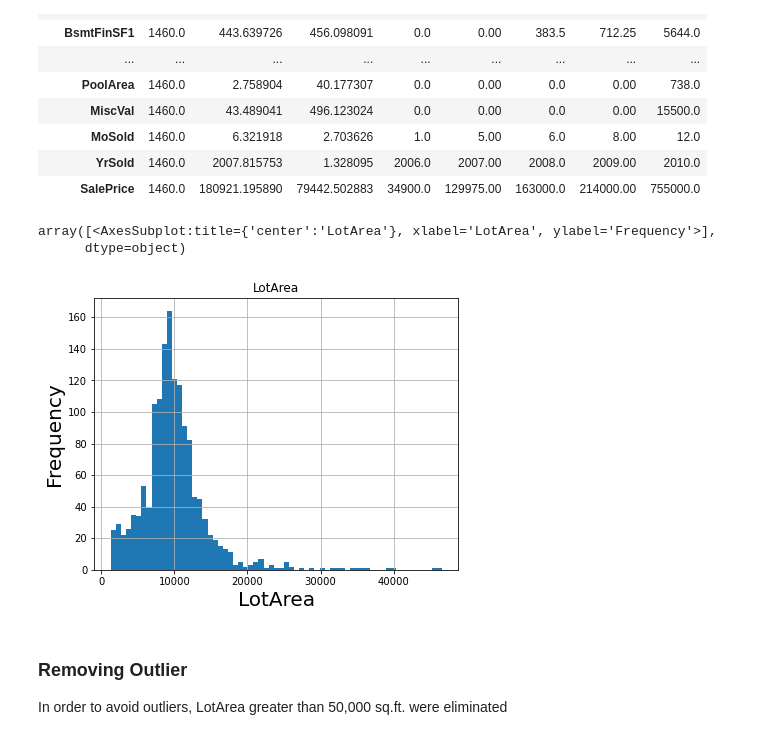
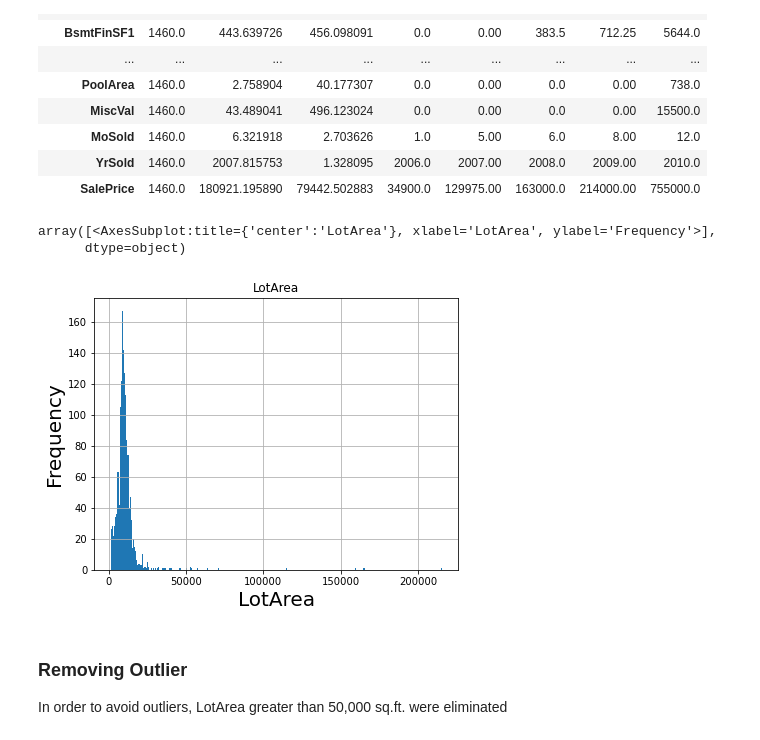
Before and after one commit to bmarotical/capstoneTeam6, a Jupyter notebook: HouseRegressions_Team_6_8Jul.ipynb, the cells around one changed output. Cells and saved outputs as stored; diff of their text form; code cells hidden in the pictures.

```diff
--- a/HouseRegressions_Team_6_8Jul.ipynb
+++ b/HouseRegressions_Team_6_8Jul.ipynb
@@ -179,16 +178,16 @@ housingData.describe().transpose()
 # %%
 freq1, bin_edges1=np.histogram(housingData.LotArea, bins='fd')
 
 plt.figure(figsize=(15,5))
 ax1 = plt.subplot(1,2,1)
 ax1.set_title('LotArea',fontsize=20)
 ax1.set_xlabel('LotArea',fontsize=20)
 ax1.set_ylabel('Frequency',fontsize=20)
-train[['LotArea']].hist(bins=bin_edges1,ax = ax1, xlabelsize=10, ylabelsize=10)
+housingData[['LotArea']].hist(bins=bin_edges1,ax = ax1, xlabelsize=10, ylabelsize=10)
 # %% [output]
 array([<AxesSubplot:title={'center':'LotArea'}, xlabel='LotArea', ylabel='Frequency'>],
       dtype=object)
-[figure, old version]
+[figure, new version]
 # %% [markdown]
 ### Removing Outlier
 
```
Also changed, not shown: parts of 61 cells of this notebook.
